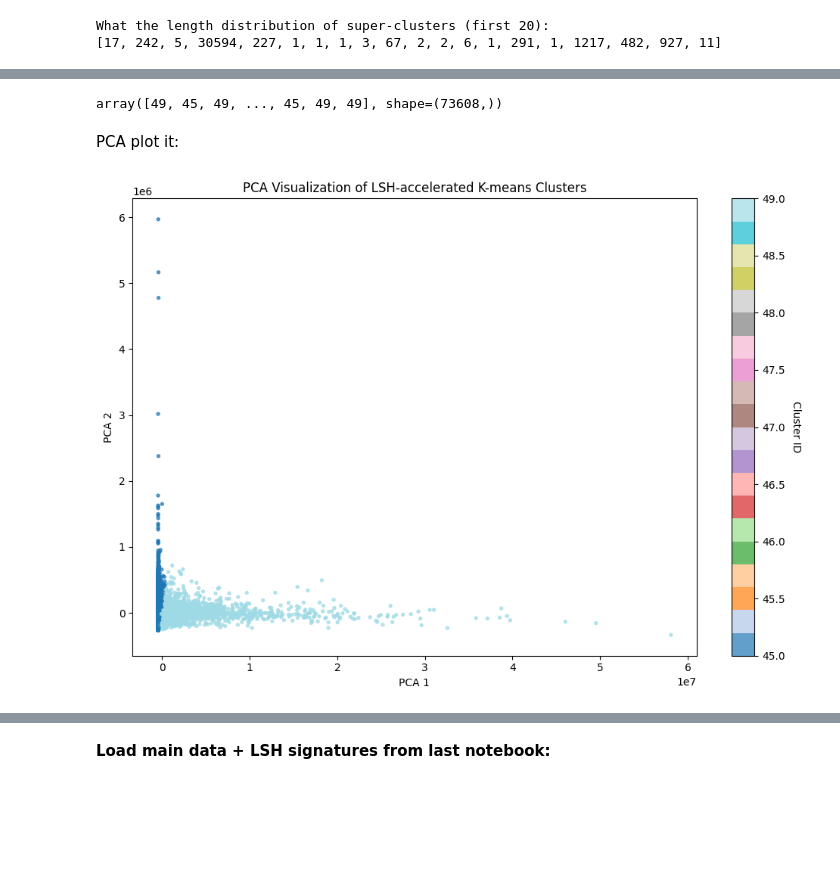
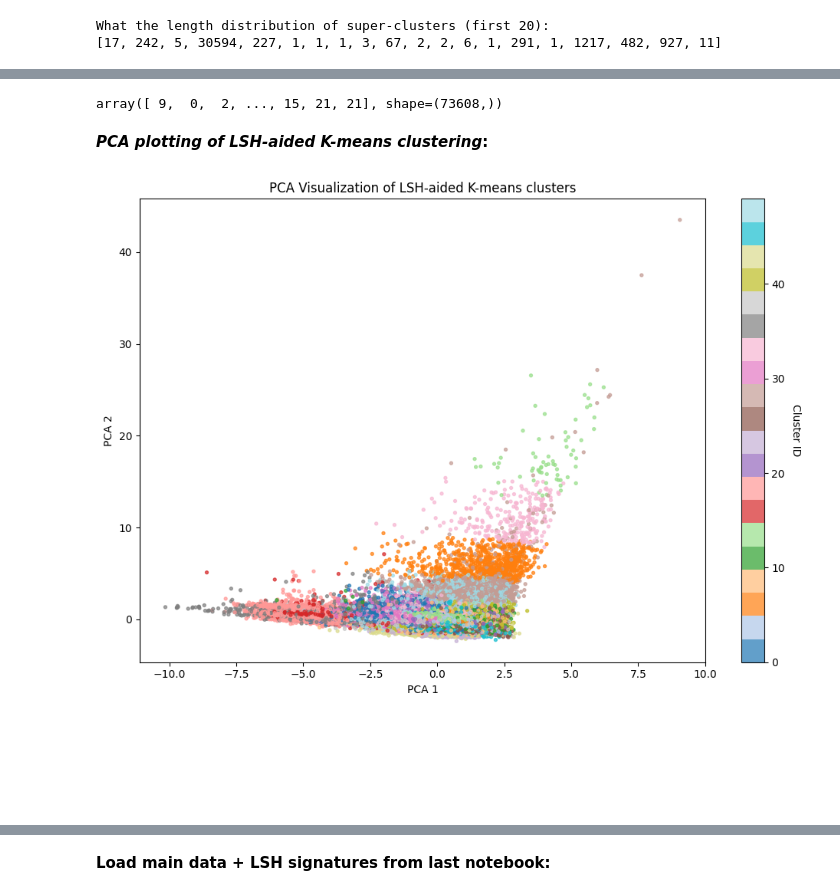
Before and after one commit to adamajane/computational-tools-for-data-science-02807-project, a Jupyter notebook: 3-recommendation-search/3.ipynb, the cells around one changed output, grey strips where cells are left out. Saved outputs shown, nothing was run; the diff lists cells and outputs as text; code cells hidden in the pictures; blank space fills up the shorter version.

```diff
--- a/3-recommendation-search/3.ipynb
+++ b/3-recommendation-search/3.ipynb
@@ -437,6 +438,18 @@ print("LSH bits shape:", lsh_bits.shape)
 LSH bits shape: (55129, 128)
 # %% [markdown]
 **LSH-aided super-clustering:**
+# %%
+#Important: This code block allows to quickly switch between the imputed data OR the imputed+scaled data.
+#The resulting PCA plots will look quite differently.
+#The 'X = X_imputed', PCA plot arguably has the most visable clustering
+
+#Option 1:
+#X = X_imputed
+
+#Option 2
+X = X_scaled
+
+#(Comment/ uncomment to use one option at a time).
 # %%
 #Looping over all buckets in all tables and creating a dict:
 n_items = lsh_bits.shape[0]
@@ -537,12 +549,12 @@ k_local = 5  # pick 2–10 depending on granularity
 for comp in clusters: #Iterate over each LSH cluster
     if len(comp) < k_local:
         # centroid = mean of members
-        local_centroids.append(X_scaled[comp].mean(axis=0))    #If the cluster has fewer points than k_local,
+        local_centroids.append(X[comp].mean(axis=0))    #If the cluster has fewer points than k_local,
                                                         #skip K-means and use the mean of all points in the cluster as the centroid.
         continue
 
     km = KMeans(n_clusters=k_local, n_init='auto') #Run K-means on larger clusters
-    km.fit(X_scaled[comp])
+    km.fit(X[comp])
     local_centroids.append(km.cluster_centers_)
 
 #Note: as usual, we are using the scaled (and imputed) data.
@@ -622,26 +634,22 @@ labels_global = pairwise_distances_argmin(X, final_centroids)
 # %%
 labels_global
 # %% [output]
-array([49, 45, 49, ..., 45, 49, 49], shape=(73608,))
+array([ 9,  0,  2, ..., 15, 21, 21], shape=(73608,))
 # %% [markdown]
-PCA plot it:
+**_PCA plotting of LSH-aided K-means clustering_:**
 # %%
 #Making a function for PCA plotting clusters:
 
-import numpy as np
-import matplotlib.pyplot as plt
-from sklearn.decomposition import PCA
 
-# -------------------------------------------------
 # Input:
 #   X               : (n_items, d) feature matrix
 #   labels_global   : (n_items,) cluster assignments
-# -------------------------------------------------
+
 
 def plot_clusters_pca(X, labels_global, sample_size=20000):
     n = X.shape[0]
 
-    # Optional: downsample large datasets for visualization
+    # Downsample large datasets for visualization
     if n > sample_size:
         idx = np.random.choice(n, size=sample_size, replace=False)
         X_vis = X[idx]
@@ -650,7 +658,7 @@ def plot_clusters_pca(X, labels_global, sample_size=20000):
         X_vis = X
         labels_vis = labels_global
 
-    # PCA → 2D
+    # PCA -> 2D
     pca = PCA(n_components=2)
     X_pca = pca.fit_transform(X_vis)
 
@@ -672,13 +680,22 @@ def plot_clusters_pca(X, labels_global, sample_size=20000):
     cbar = plt.colorbar(scatter)
     cbar.set_label("Cluster ID", rotation=270, labelpad=15)
 
-    plt.title("PCA Visualization of LSH-accelerated K-means Clusters")
+    plt.title("PCA Visualization of LSH-aided K-means clusters")
     plt.xlabel("PCA 1")
     plt.ylabel("PCA 2")
 
     plt.tight_layout()
     plt.show()
-# %%
-plot_clusters_pca(X, labels_global)
-# %% [output]
-[figure, removed]
+# %%
+plot_clusters_pca(X, labels_global, sample_size=X.shape[0]) #Prevent downsampling, by passing full lenght.
+
+#You can however reduce the amount of illustrated datapoints, by setting 'sample_size=1000' or a corresponding low value.
+
+#Note: 'labels_global.shape[0]' is the same as 'X.shape[0]'
+# %% [output]
+[figure, added]
+# %% [markdown]
+<br>
+<br>
+<br>
+<br>
```
Also changed, not shown: parts of 21 cells of this notebook.
